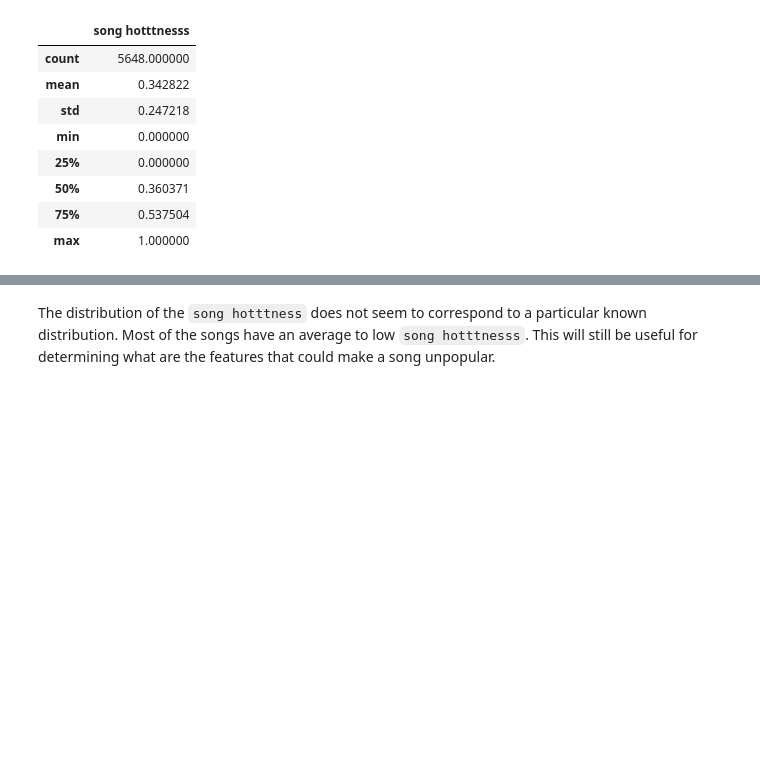
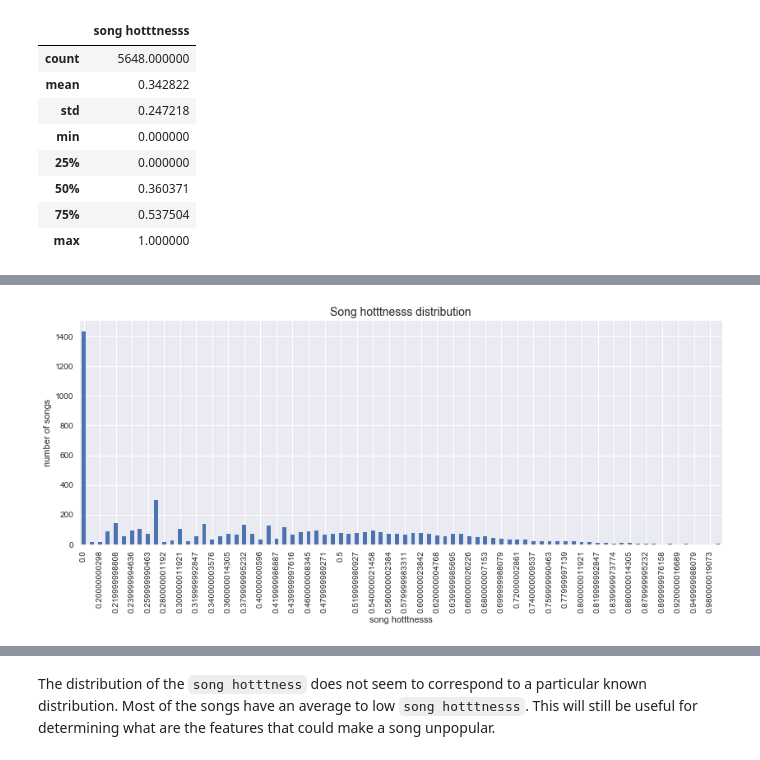
Before and after one commit to Piloumpicou/ADA-Unexpected-Match, a Jupyter notebook: project/MSD_subset.ipynb, the cells around one changed output, grey strips where cells are left out. Saved outputs shown, nothing was run; the diff lists cells and outputs as text; code cells hidden in the pictures; blank space fills up the shorter version.

```diff
--- a/project/MSD_subset.ipynb
+++ b/project/MSD_subset.ipynb
@@ -317,0 +335,14 @@ From the Million Song Dataset documentation, a `song hotttness` of 0 does not me
+# %%
+#round the 'song hotttnesss' to the nearest hundredth, in order to limit the number of bins
+ax = round(data['song hotttnesss'], 2).value_counts()\
+                                                                   .sort_index()\
+                                                                   .plot(kind='bar',
+                                                                         grid=True,
+                                                                         figsize=(14, 5));
+
+ax.set_title('Song hotttnesss distribution', fontsize=14)
+ax.set_xlabel('song hotttnesss')
+ax.set_ylabel('number of songs');
+set_ticks_wtih_step(ax, 2)
+# %% [output]
+[figure, added]
```
Also changed, not shown: parts of 12 cells of this notebook.
